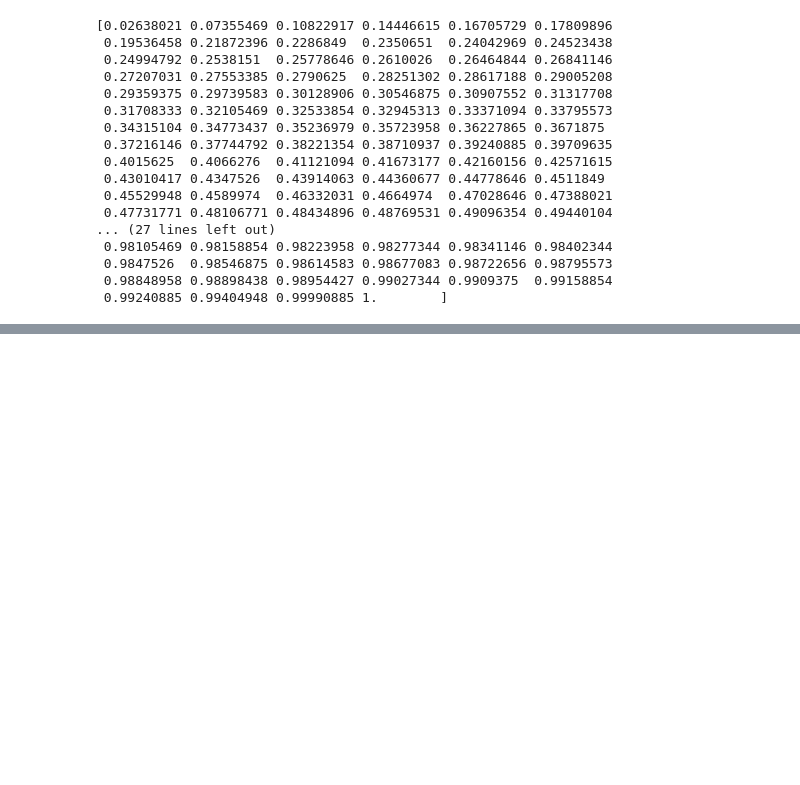
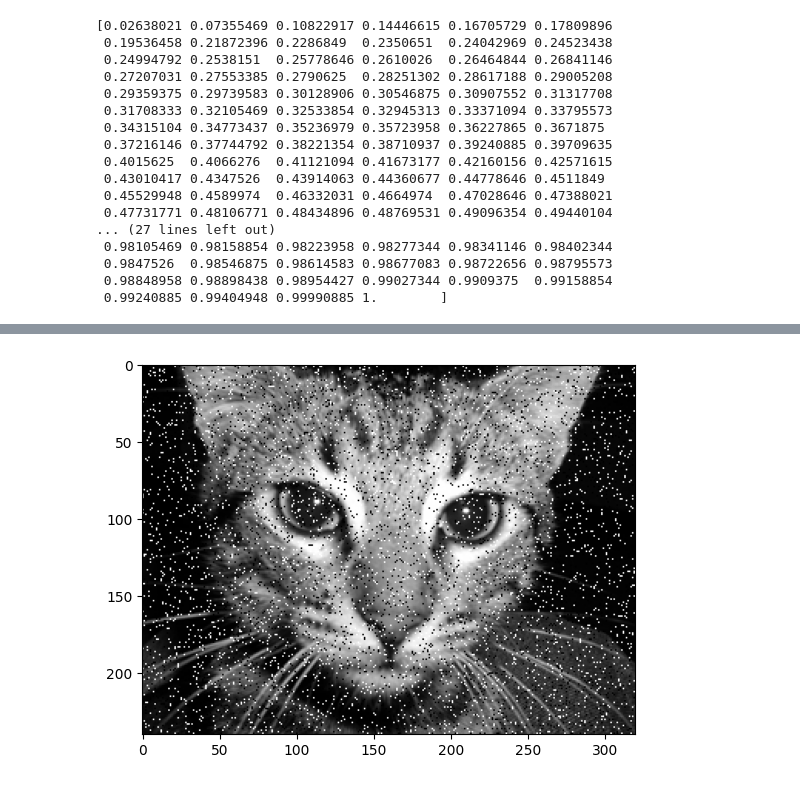
Before and after one commit to gharbiamine/ImageProcessing, a Jupyter notebook: pgm.ipynb, the cells around one changed output, grey strips where cells are left out. Cells and saved outputs as stored; diff of their text form; code cells hidden in the pictures; blank space fills up the shorter version.

```diff
--- a/pgm.ipynb
+++ b/pgm.ipynb
@@ -82,0 +85,5 @@ print(hEq)
+# %%
+noiseMat = pgmCat.addNoise()
+pgmCat.show(noiseMat)
+# %% [output]
+[figure, added]
```
Also changed, not shown: parts of 6 cells of this notebook, 1 other file.
